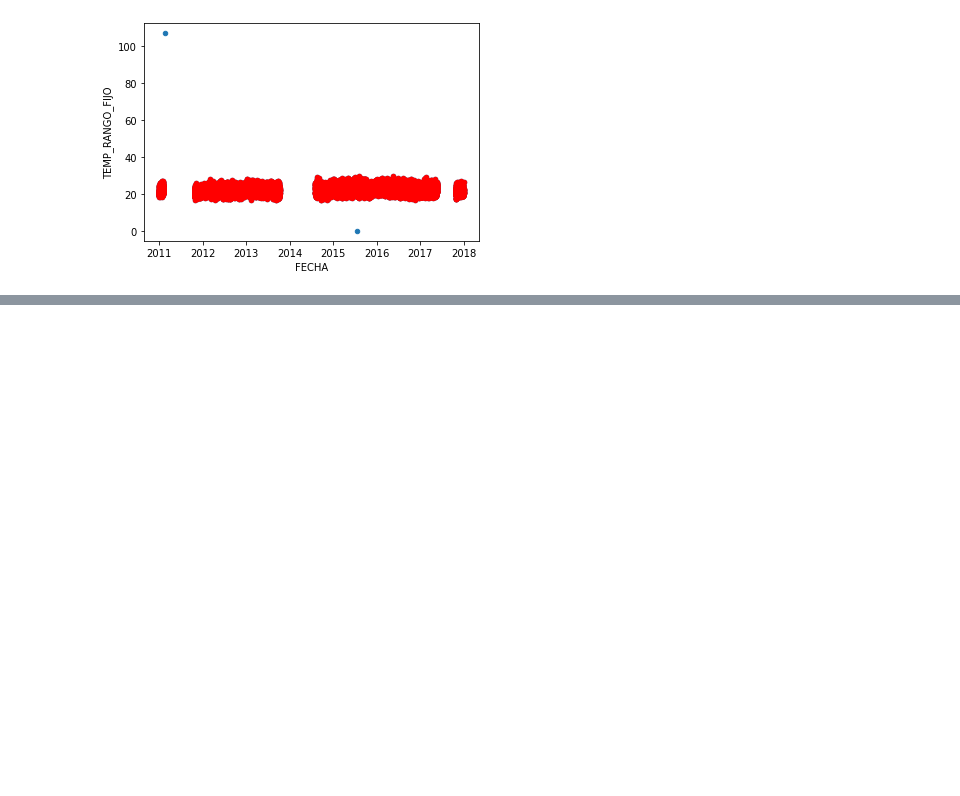
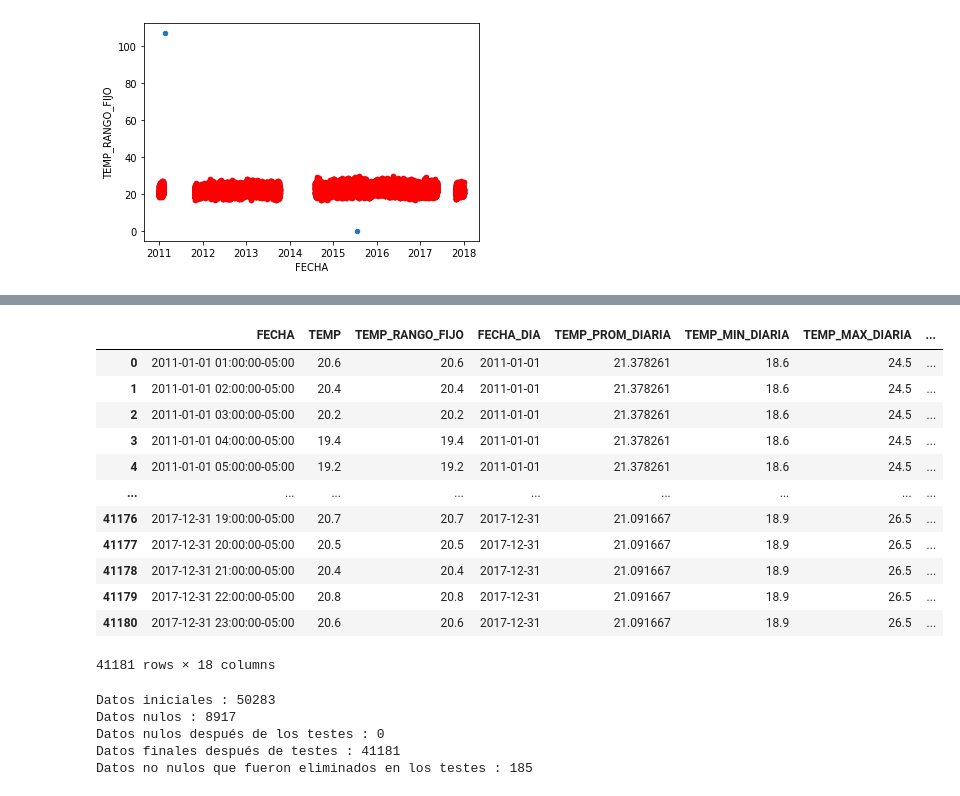
Before and after one commit to chris051091/Seminario-3, a Jupyter notebook: preprocess/src/Testeo Temperatura.ipynb, the cells around one changed output, grey strips where cells are left out. Drawn from its saved outputs; the diff is of its cells as text; code cells hidden in the pictures; blank space fills up the shorter version.

Commit message:
Versión final de los testes de Temperatura

```diff
--- a/preprocess/src/Testeo Temperatura.ipynb
+++ b/preprocess/src/Testeo Temperatura.ipynb
@@ -106,8 +106,7 @@ dfCons = (pd.merge(dfTemp,dfAux,on='FECHA_DIA', how='outer')
         )
 dfCons['FECHA_DIA'] = dfCons['FECHA_DIA'].apply(lambda x: x.strftime('%Y-%m-%d'))
 dfCons['TEMP_SH_2'] = (dfCons['TEMP'].shift(1))
-dfCons['TEMP_SH_4'] = (dfCons['TEMP'].shift(2))
-dfCons['TEMP_SH_6'] = (dfCons['TEMP'].shift(3))
+dfCons['TEMP_LIST'] = [window.to_list() for window in dfCons['TEMP'].rolling(window=5)]
 
 dfCons['FORM_2_30'] = np.where((dfCons['TEMP_MAX_DIARIA'] > dfCons['TEMP_PROM_DIARIA'])
                                     & (dfCons['TEMP_MIN_DIARIA'] < dfCons['TEMP_PROM_DIARIA']), 1, 0)
@@ -125,13 +124,10 @@ dfCons['FORM_2_37'] = (np.where((dfCons['FORM_2_35'] == 1) &
                                  (((~dfCons['TEMP_SH_2'].isnull()) & (~dfCons['TEMP'].isnull())) &
                                   (np.abs(dfCons['TEMP'] - dfCons['TEMP_SH_2']) < 4))), 1, 0))
 
-dfCons['TO_LIST'] = dfCons[['TEMP', 'TEMP_SH_2', 'TEMP_SH_4', 'TEMP_SH_6']].values.tolist()
+# check_size_list = lambda r: 1 if len(list(set([str(x) for x in r]))) == 4 else 0
+check_size_list = lambda r: 0 if ((np.isnan(b[-1])) | ((all([x == b[-1] for x in b])) & len(b) == 5)) else 1
+dfCons['NO_REPETIDO'] = dfCons['TEMP_LIST'].apply(check_size_list)
 
-check_size_list = lambda r: 1 if len(list(set([str(x) for x in r]))) == 4 else 0
-
-dfCons['NO_REPETIDO'] = dfCons['TO_LIST'].apply(check_size_list)
 dfCons['FORM_2_38'] = np.where( (dfCons['FORM_2_37'] == 1) & (dfCons['NO_REPETIDO'] == 1), 1, 0)
 
 ####  Quedamos en la formula 2.38 #####
-
-# dfCons.loc[dfCons['FECHA_DIA'].isin(['2011-02-04', '2011-02-03'])][['FECHA', 'TEMP', 'TEMP_SH_2', 'TEMP_SH_4', 'TEMP_SH_6', 'TO_LIST', 'NO_REPETIDO', 'FORM_2_37', 'FORM_2_38']]
@@ -143,5 +134,32 @@ dfCons['FORM_2_38'] = np.where( (dfCons['FORM_2_37'] == 1) & (dfCons['NO_REPETID
 # %%
-# dfFinal = dfCons[dfCons['FORM_2_38'] == 1]
-# dfFinal
+## Para filtrar los valores finales
+dfFinal = dfCons[dfCons['FORM_2_38'] == 1].reset_index(drop=True)
+dfFinal
+# %% [output]
+|  | FECHA | TEMP | TEMP_RANGO_FIJO | FECHA_DIA | TEMP_PROM_DIARIA | TEMP_MIN_DIARIA | TEMP_MAX_DIARIA | ... |
+| 0 | 2011-01-01 01:00:00-05:00 | 20.6 | 20.6 | 2011-01-01 | 21.378261 | 18.6 | 24.5 | ... |
+| 1 | 2011-01-01 02:00:00-05:00 | 20.4 | 20.4 | 2011-01-01 | 21.378261 | 18.6 | 24.5 | ... |
+| 2 | 2011-01-01 03:00:00-05:00 | 20.2 | 20.2 | 2011-01-01 | 21.378261 | 18.6 | 24.5 | ... |
+| 3 | 2011-01-01 04:00:00-05:00 | 19.4 | 19.4 | 2011-01-01 | 21.378261 | 18.6 | 24.5 | ... |
+| 4 | 2011-01-01 05:00:00-05:00 | 19.2 | 19.2 | 2011-01-01 | 21.378261 | 18.6 | 24.5 | ... |
+| ... | ... | ... | ... | ... | ... | ... | ... | ... |
+| 41176 | 2017-12-31 19:00:00-05:00 | 20.7 | 20.7 | 2017-12-31 | 21.091667 | 18.9 | 26.5 | ... |
+| 41177 | 2017-12-31 20:00:00-05:00 | 20.5 | 20.5 | 2017-12-31 | 21.091667 | 18.9 | 26.5 | ... |
+| 41178 | 2017-12-31 21:00:00-05:00 | 20.4 | 20.4 | 2017-12-31 | 21.091667 | 18.9 | 26.5 | ... |
+| 41179 | 2017-12-31 22:00:00-05:00 | 20.8 | 20.8 | 2017-12-31 | 21.091667 | 18.9 | 26.5 | ... |
+| 41180 | 2017-12-31 23:00:00-05:00 | 20.6 | 20.6 | 2017-12-31 | 21.091667 | 18.9 | 26.5 | ... |
+41181 rows × 18 columns
+# %%
+print(f'Datos iniciales : {dfTemp.shape[0]}')
+print(f'Datos nulos : {dfTemp[dfTemp["TEMP"].isnull()].shape[0]}')
+print(f'Datos nulos después de los testes : {dfFinal[dfFinal["TEMP"].isnull()].shape[0]}')
+print(f'Datos finales después de testes : {dfFinal.shape[0]}')
+print(f'Datos no nulos que fueron eliminados en los testes : {dfTemp.shape[0] - dfFinal.shape[0] - dfTemp[dfTemp["TEMP"].isnull()].shape[0]}')
+# %% [output]
+Datos iniciales : 50283
+Datos nulos : 8917
+Datos nulos después de los testes : 0
+Datos finales después de testes : 41181
+Datos no nulos que fueron eliminados en los testes : 185
 # %%
 dfFinal[['FECHA', 'TEMP']].to_csv(PATH_FINAL_DADOS_TRATADOS + FILE_DATOS_TRATADOS, header=True, index=False, sep = ';')
```
Also changed, not shown: parts of 1 cell of this notebook.
